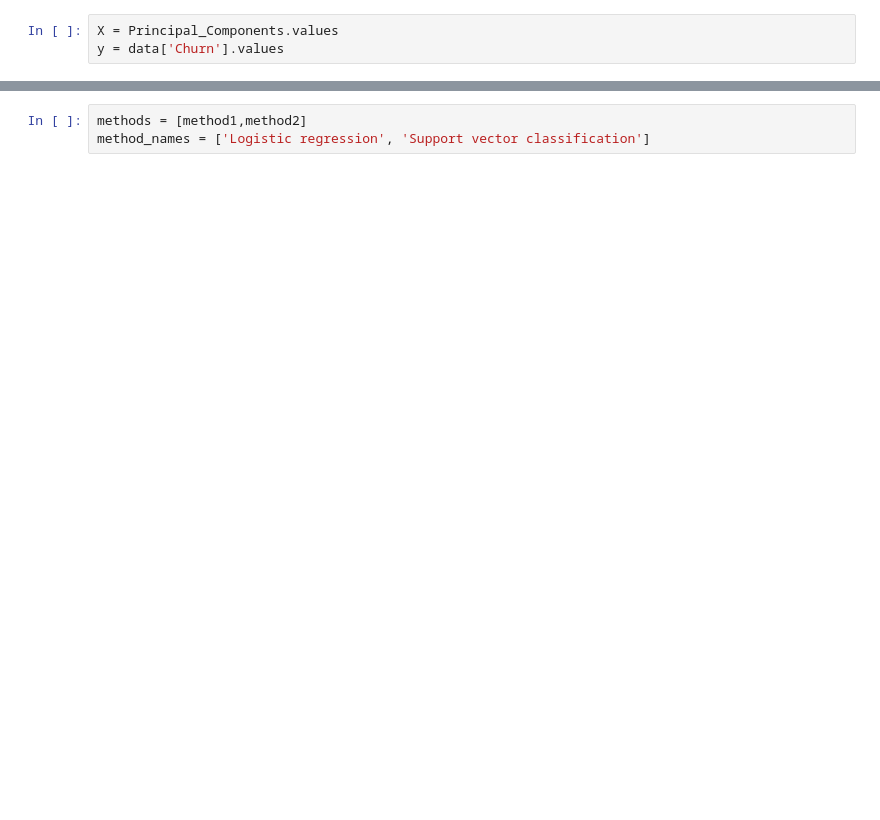
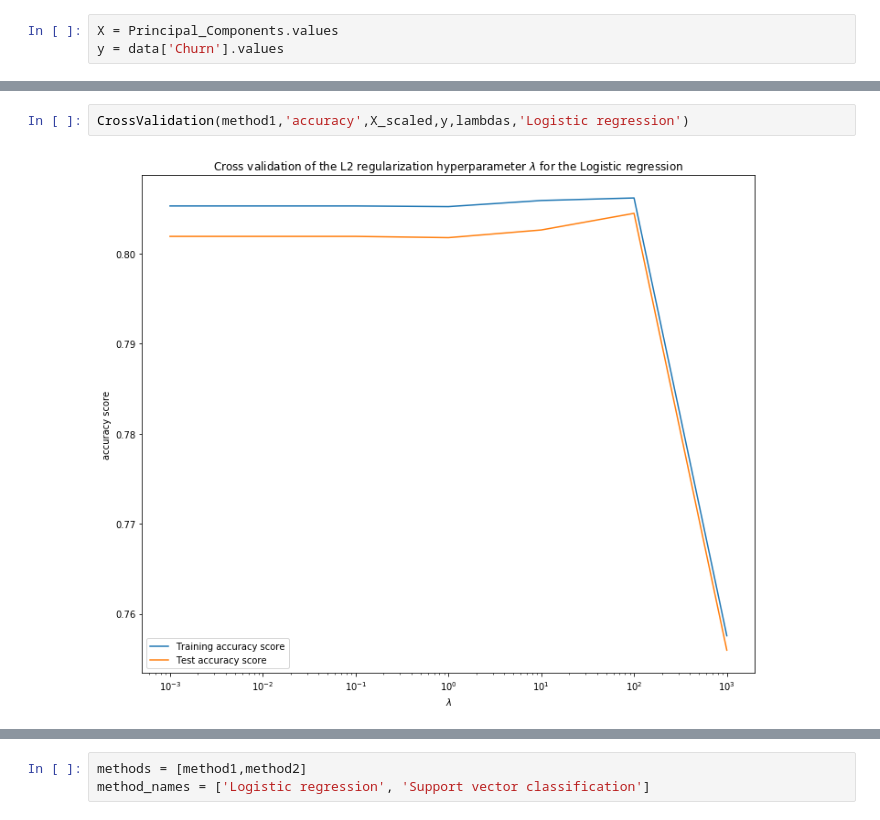
Before and after one commit to AntMarchal/DataScienceInPractice, a Jupyter notebook: PS2/PS2_Ant.ipynb, the cells around one changed output, grey strips where cells are left out. Drawn from its saved outputs; the diff is of its cells as text; blank space fills up the shorter version.

```diff
--- a/PS2/PS2_Ant.ipynb
+++ b/PS2/PS2_Ant.ipynb
@@ -118,0 +155,4 @@ method2 = SVC(gamma='scale')
+# %%
+CrossValidation(method1,'accuracy',X_scaled,y,lambdas,'Logistic regression')
+# %% [output]
+[figure, added]
```
Also changed, not shown: parts of 35 cells of this notebook.
